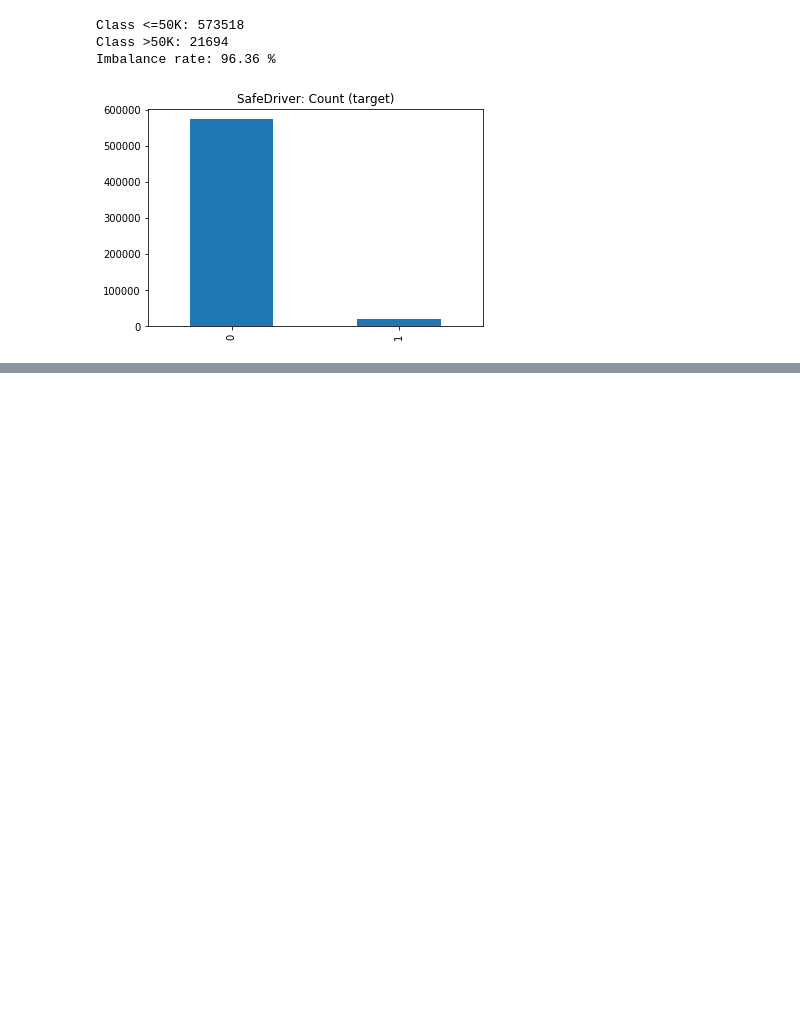
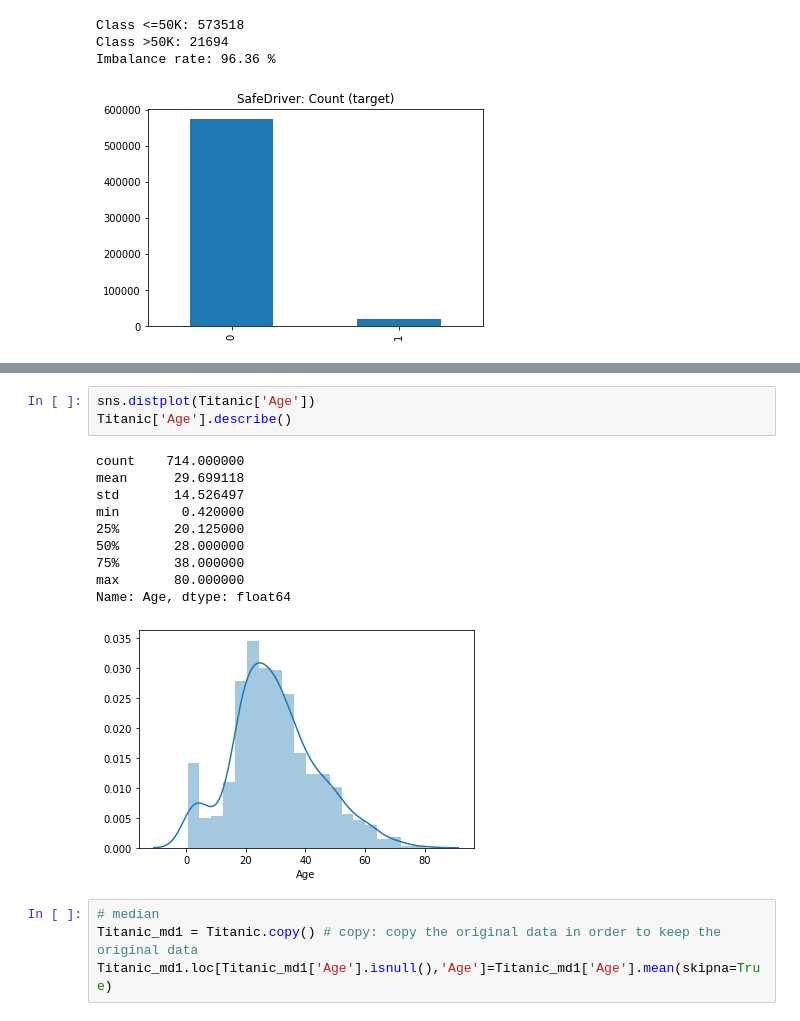
Before and after one commit to hsuemily/CE888-2, a Jupyter notebook: Assignment/PrototypeCode.ipynb, the cells around one changed output, grey strips where cells are left out. Saved outputs shown, nothing was run; the diff lists cells and outputs as text; blank space fills up the shorter version.

```diff
--- a/Assignment/PrototypeCode.ipynb
+++ b/Assignment/PrototypeCode.ipynb
@@ -112,0 +135,18 @@ Imbalance rate: 96.36 %
+# %%
+sns.distplot(Titanic['Age'])
+Titanic['Age'].describe()
+# %% [output]
+count    714.000000
+mean      29.699118
+std       14.526497
+min        0.420000
+25%       20.125000
+50%       28.000000
+75%       38.000000
+max       80.000000
+Name: Age, dtype: float64
+[figure, added]
+# %%
+# median
+Titanic_md1 = Titanic.copy() # copy: copy the original data in order to keep the original data
+Titanic_md1.loc[Titanic_md1['Age'].isnull(),'Age']=Titanic_md1['Age'].mean(skipna=True)
```
Also changed, not shown: parts of 6 cells of this notebook.
